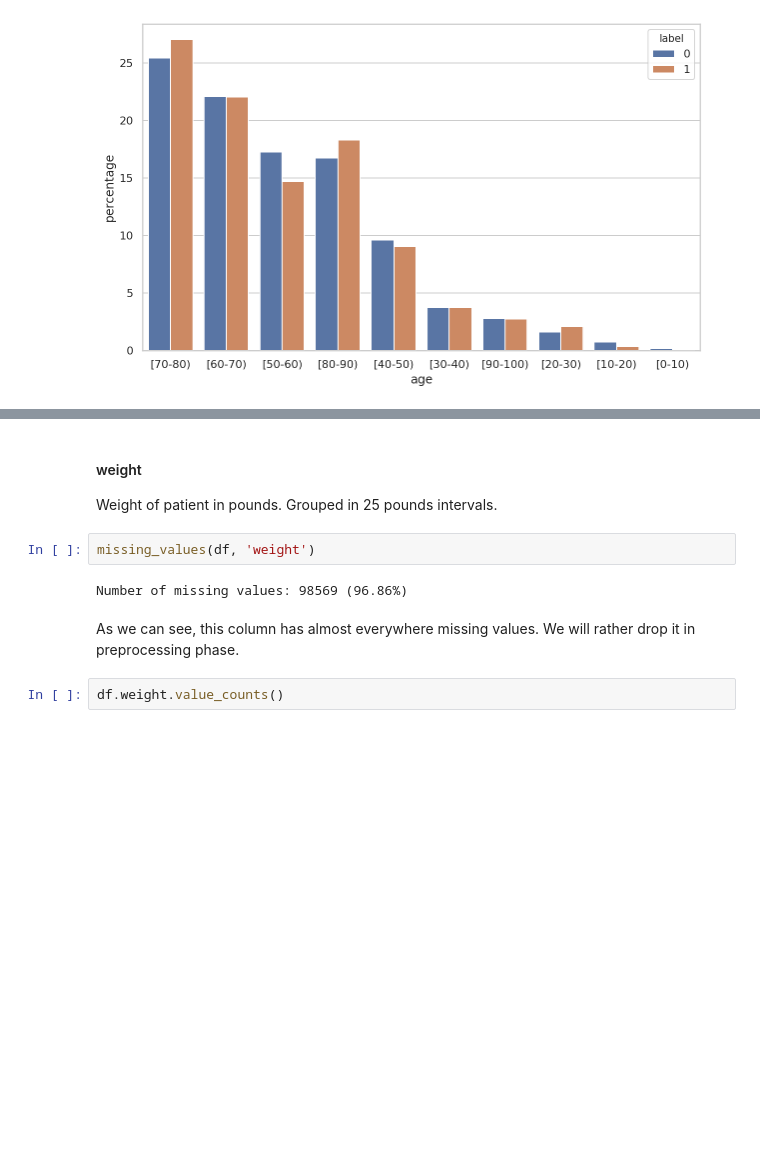
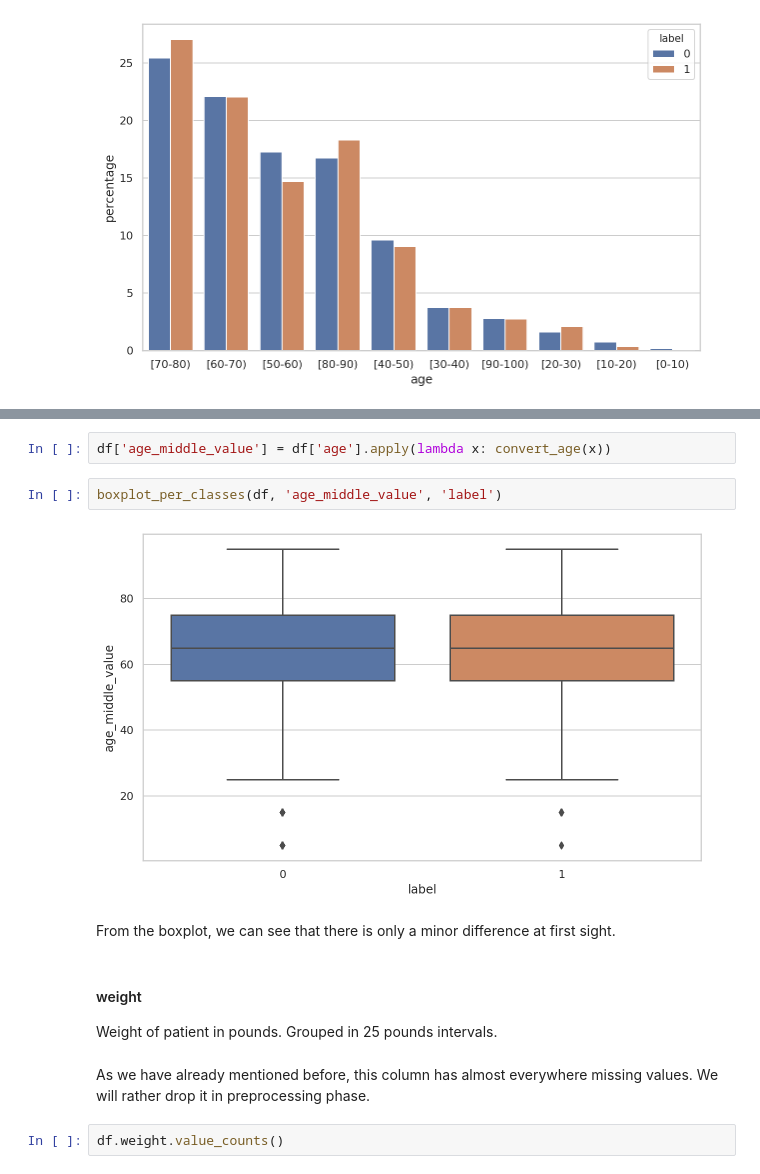
Before and after one commit to pmacinec/diabetes-patients-readmissions-prediction, a Jupyter notebook: notebooks/0_data_analysis.ipynb, the cells around one changed output, grey strips where cells are left out. Cells and saved outputs as stored; diff of their text form; blank space fills up the shorter version.

```diff
--- a/notebooks/0_data_analysis.ipynb
+++ b/notebooks/0_data_analysis.ipynb
@@ -304,13 +341,17 @@ From Age feature we can see that most of patients have higher age also we can ob
+# %%
+df['age_middle_value'] = df['age'].apply(lambda x: convert_age(x))
+# %%
+boxplot_per_classes(df, 'age_middle_value', 'label')
+# %% [output]
+[figure, added]
+# %% [markdown]
+From the boxplot, we can see that there is only a minor difference at first sight.
 # %% [markdown]
 #### weight
 
 Weight of patient in pounds. Grouped in 25 pounds intervals.
-# %%
-missing_values(df, 'weight')
-# %% [output]
-Number of missing values: 98569 (96.86%)
 # %% [markdown]
-As we can see, this column has almost everywhere missing values. We will rather drop it in preprocessing phase.
+As we have already mentioned before, this column has almost everywhere missing values. We will rather drop it in preprocessing phase.
 # %%
 df.weight.value_counts()
 # %% [output]
```
Also changed, not shown: parts of 50 cells of this notebook.
